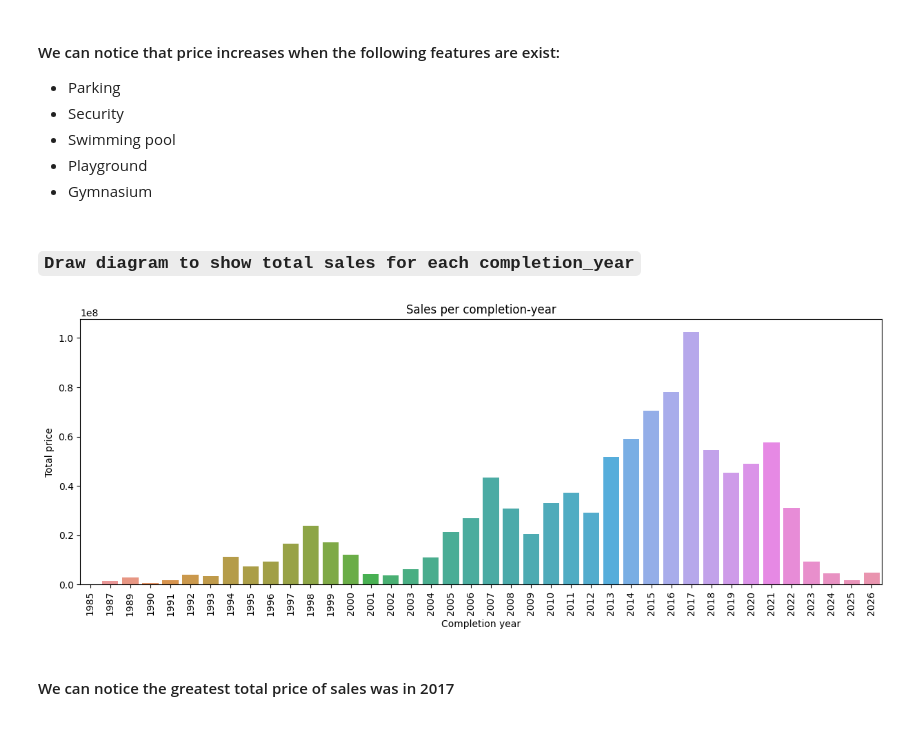
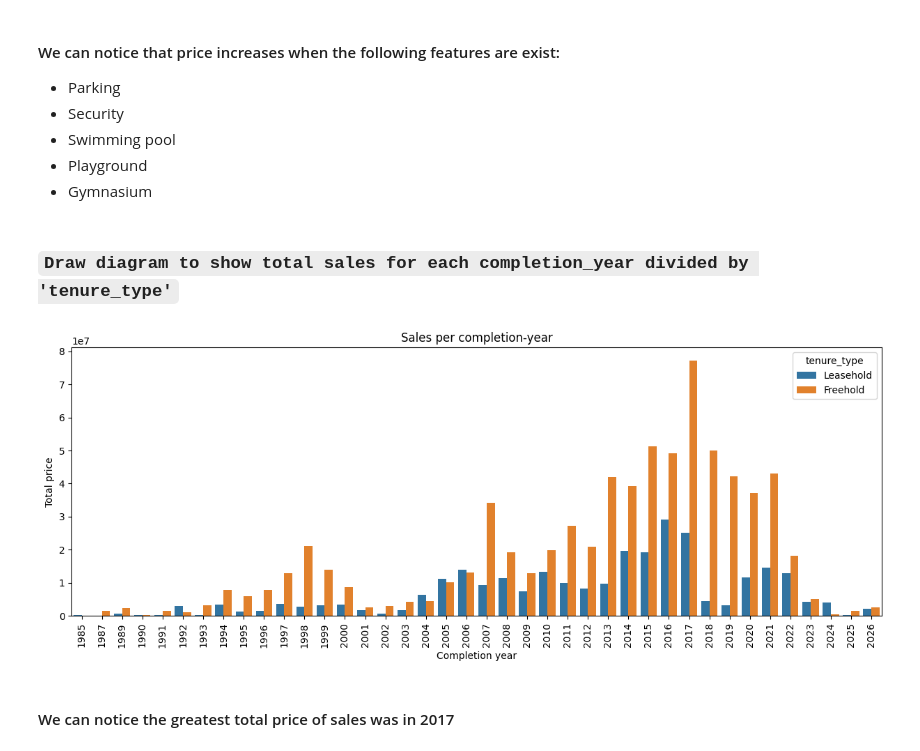
Before and after one commit to aahmedsherif/FinalProject, a Jupyter notebook: script.ipynb, the cells around one changed output. Cells and saved outputs as stored; diff of their text form; code cells hidden in the pictures.

```diff
--- a/script.ipynb
+++ b/script.ipynb
@@ -513,19 +513,19 @@ draw_histplots_for_price_with_columns('Features effect on price', df_price_filte
 - Playground
 - Gymnasium
 # %% [markdown]
-### `Draw diagram to show total sales for each completion_year`
+### `Draw diagram to show total sales for each completion_year divided by 'tenure_type'`
 # %%
-df_grouped = pd.DataFrame( df.groupby(by=['completion_year'])['price'].aggregate(['sum','count']) )
+df_grouped = pd.DataFrame( df.groupby(by=['completion_year', 'tenure_type'])['price'].aggregate(['sum','count']) )
 df_grouped.reset_index(drop=False, inplace=True )
 # %%
 plt.figure(figsize=(15,5))
-sns.barplot(data=df_grouped, x = 'completion_year', y='sum')
+sns.barplot(data=df_grouped, x = 'completion_year', y='sum', hue='tenure_type')
 plt.title('Sales per completion-year')
 plt.xticks(rotation=90)
 plt.ylabel('Total price')
 plt.xlabel('Completion year')
 plt.show()
 # %% [output]
-[figure, old version]
+[figure, new version]
 # %% [markdown]
 #### We can notice the greatest total price of sales was in 2017
```
Also changed, not shown: parts of 9 cells of this notebook.
